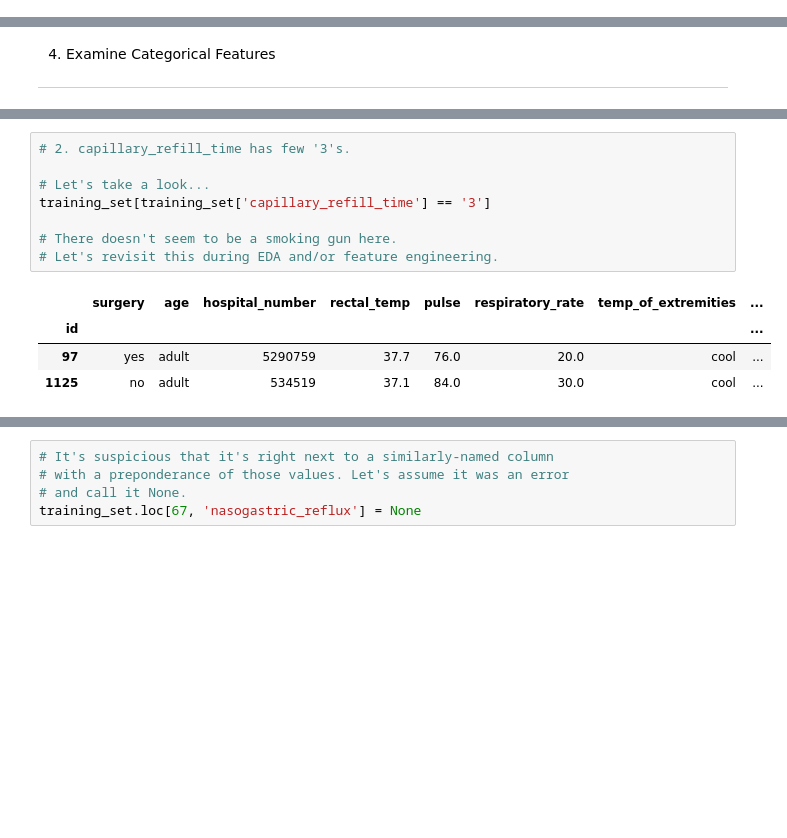
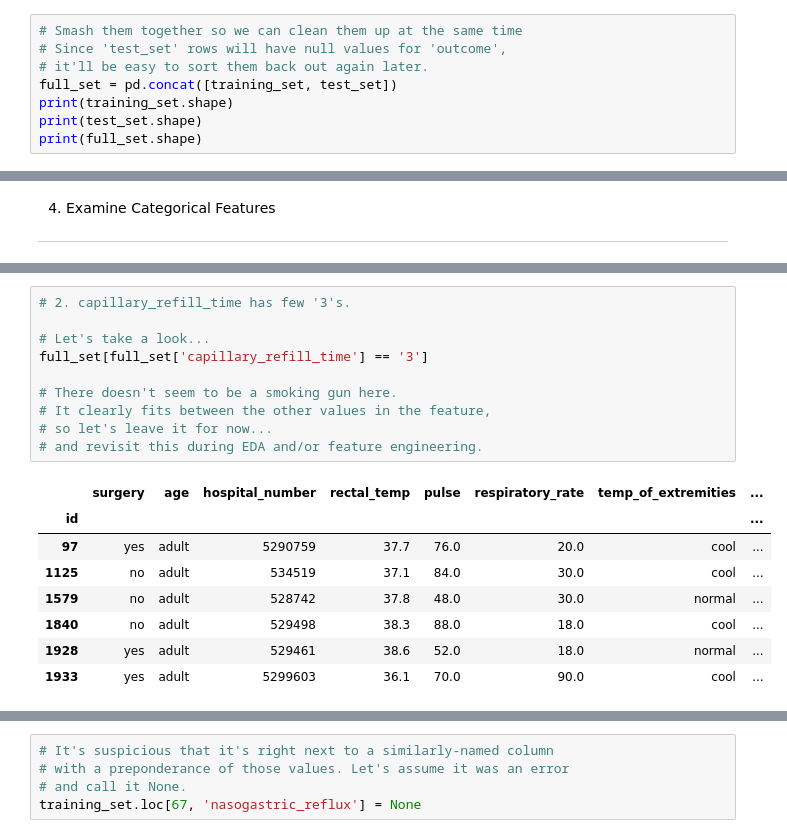
Before and after one commit to joshtod/Capstone-2-Horse-Survival, a Jupyter notebook: notebooks/1.0-jod-data-wrangling.ipynb, the cells around one changed output, grey strips where cells are left out. Cells and saved outputs as stored; diff of their text form; blank space fills up the shorter version.

```diff
--- a/notebooks/1.0-jod-data-wrangling.ipynb
+++ b/notebooks/1.0-jod-data-wrangling.ipynb
@@ -23,3 +23,11 @@ import seaborn as sns
 # Load up our training and test data (since we're using a Kaggle competition).
 training_set = pd.read_csv('../data/raw/train.csv', index_col='id')
 test_set = pd.read_csv('../data/raw/test.csv', index_col='id')
+# %%
+# Smash them together so we can clean them up at the same time
+# Since 'test_set' rows will have null values for 'outcome',
+# it'll be easy to sort them back out again later.
+full_set = pd.concat([training_set, test_set])
+print(training_set.shape)
+print(test_set.shape)
+print(full_set.shape)
@@ -218,16 +247,22 @@ subset
 # %%
 # 2. capillary_refill_time has few '3's.
 
 # Let's take a look...
-training_set[training_set['capillary_refill_time'] == '3']
+full_set[full_set['capillary_refill_time'] == '3']
 
 # There doesn't seem to be a smoking gun here.
-# Let's revisit this during EDA and/or feature engineering.
+# It clearly fits between the other values in the feature,
+# so let's leave it for now...
+# and revisit this during EDA and/or feature engineering.
 # %% [output]
 |  | surgery | age | hospital_number | rectal_temp | pulse | respiratory_rate | temp_of_extremities | ... |
 | id |  |  |  |  |  |  |  | ... |
 | 97 | yes | adult | 5290759 | 37.7 | 76.0 | 20.0 | cool | ... |
 | 1125 | no | adult | 534519 | 37.1 | 84.0 | 30.0 | cool | ... |
+| 1579 | no | adult | 528742 | 37.8 | 48.0 | 30.0 | normal | ... |
+| 1840 | no | adult | 529498 | 38.3 | 88.0 | 18.0 | cool | ... |
+| 1928 | yes | adult | 529461 | 38.6 | 52.0 | 18.0 | normal | ... |
+| 1933 | yes | adult | 5299603 | 36.1 | 70.0 | 90.0 | cool | ... |
 # %%
 # 3. pain only has few 'slight's.
 
```
Also changed, not shown: parts of 22 cells of this notebook.
